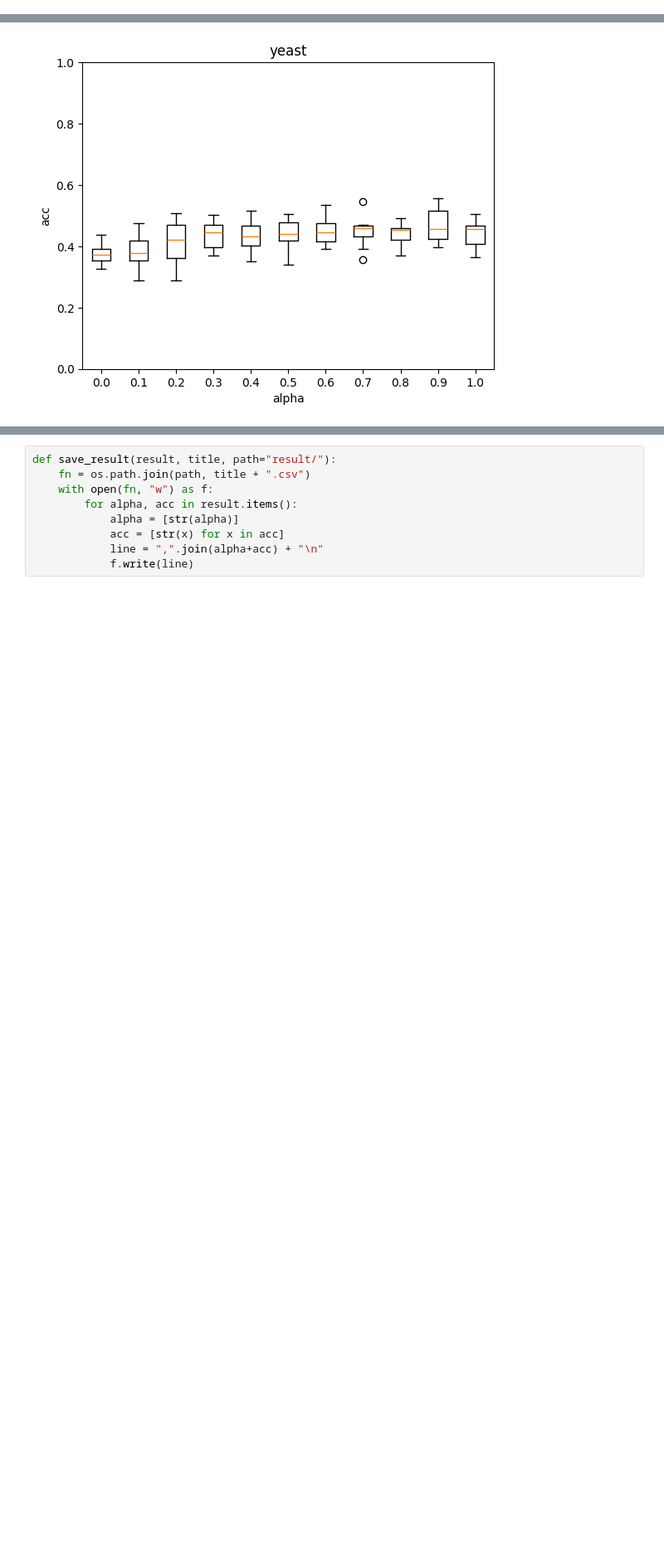
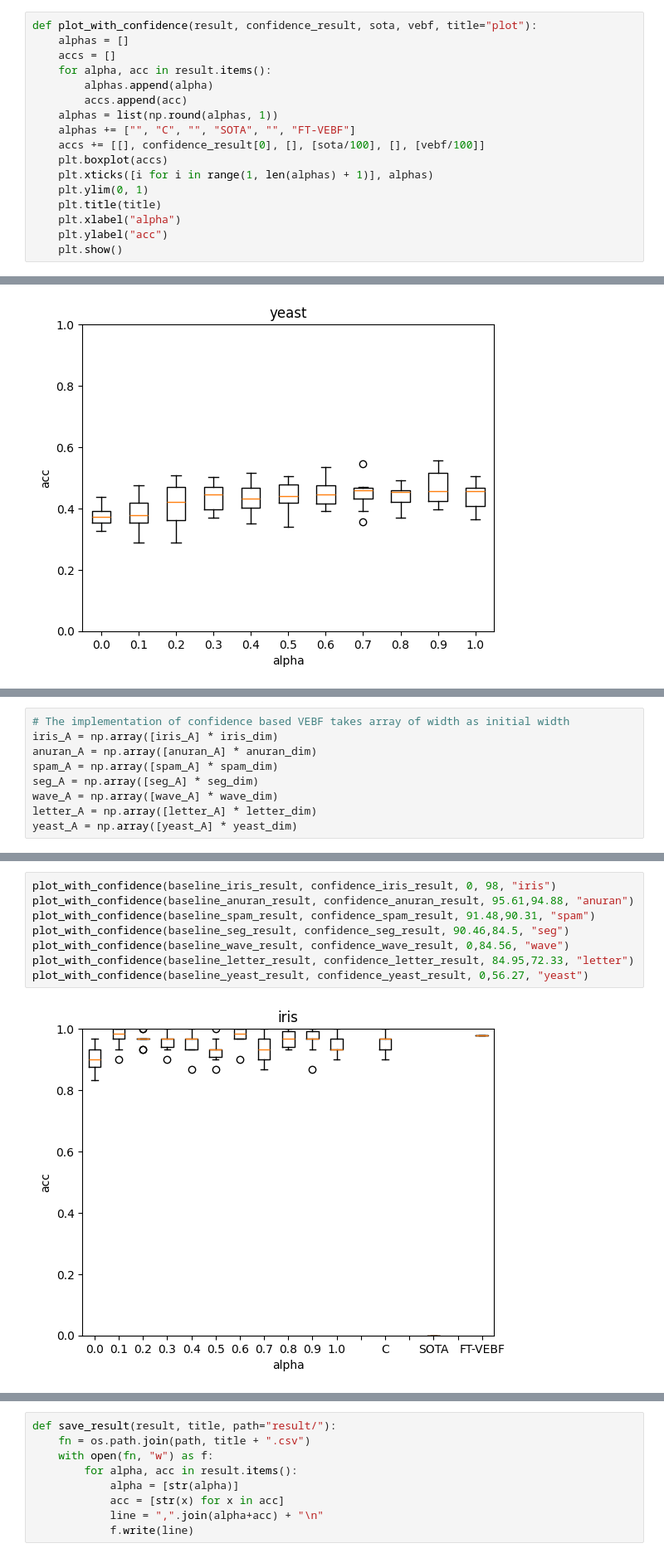
Before and after one commit to maewwww/vebf, a Jupyter notebook: baseline2.ipynb, the cells around one changed output, grey strips where cells are left out. Shown at 83% size. Saved outputs shown, nothing was run; the diff lists cells and outputs as text; blank space fills up the shorter version.

Commit message:
Add confidence result.

```diff
--- a/baseline2.ipynb
+++ b/baseline2.ipynb
@@ -540,6 +540,23 @@ def plot_by_alpha(result, title="plot"):
     plt.xlabel("alpha")
     plt.ylabel("acc")
     plt.show()
+# %%
+def plot_with_confidence(result, confidence_result, sota, vebf, title="plot"):
+    alphas = []
+    accs = []
+    for alpha, acc in result.items():
+        alphas.append(alpha)
+        accs.append(acc)
+    alphas = list(np.round(alphas, 1))
+    alphas += ["", "C", "", "SOTA", "", "FT-VEBF"]
+    accs += [[], confidence_result[0], [], [sota/100], [], [vebf/100]]
+    plt.boxplot(accs)
+    plt.xticks([i for i in range(1, len(alphas) + 1)], alphas)
+    plt.ylim(0, 1)
+    plt.title(title)
+    plt.xlabel("alpha")
+    plt.ylabel("acc")
+    plt.show()
 # %%
 plot_by_alpha(baseline_iris_result, "iris")
 # %% [output]
@@ -570,0 +893,9 @@ plot_by_alpha(baseline_yeast_result, "yeast")
+# %%
+# The implementation of confidence based VEBF takes array of width as initial width
+iris_A = np.array([iris_A] * iris_dim)
+anuran_A = np.array([anuran_A] * anuran_dim)
+spam_A = np.array([spam_A] * spam_dim)
+seg_A = np.array([seg_A] * seg_dim)
+wave_A = np.array([wave_A] * wave_dim)
+letter_A = np.array([letter_A] * letter_dim)
+yeast_A = np.array([yeast_A] * yeast_dim)
@@ -570,0 +1057,10 @@ plot_by_alpha(baseline_yeast_result, "yeast")
+# %%
+plot_with_confidence(baseline_iris_result, confidence_iris_result, 0, 98, "iris")
+plot_with_confidence(baseline_anuran_result, confidence_anuran_result, 95.61,94.88, "anuran")
+plot_with_confidence(baseline_spam_result, confidence_spam_result, 91.48,90.31, "spam")
+plot_with_confidence(baseline_seg_result, confidence_seg_result, 90.46,84.5, "seg")
+plot_with_confidence(baseline_wave_result, confidence_wave_result, 0,84.56, "wave")
+plot_with_confidence(baseline_letter_result, confidence_letter_result, 84.95,72.33, "letter")
+plot_with_confidence(baseline_yeast_result, confidence_yeast_result, 0,56.27, "yeast")
+# %% [output]
+[figure, added]
```
Also changed, not shown: parts of 4 cells of this notebook.
